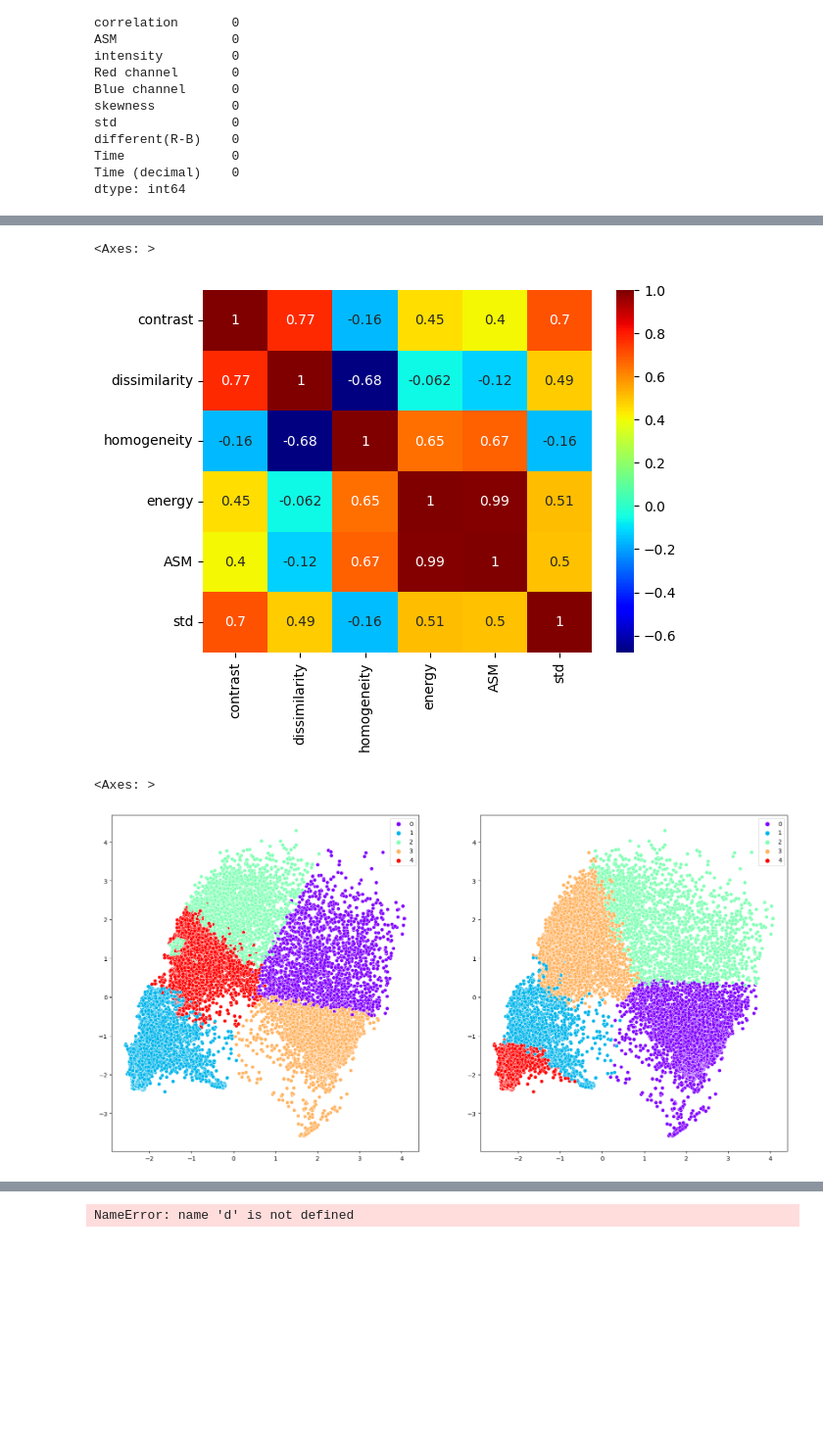
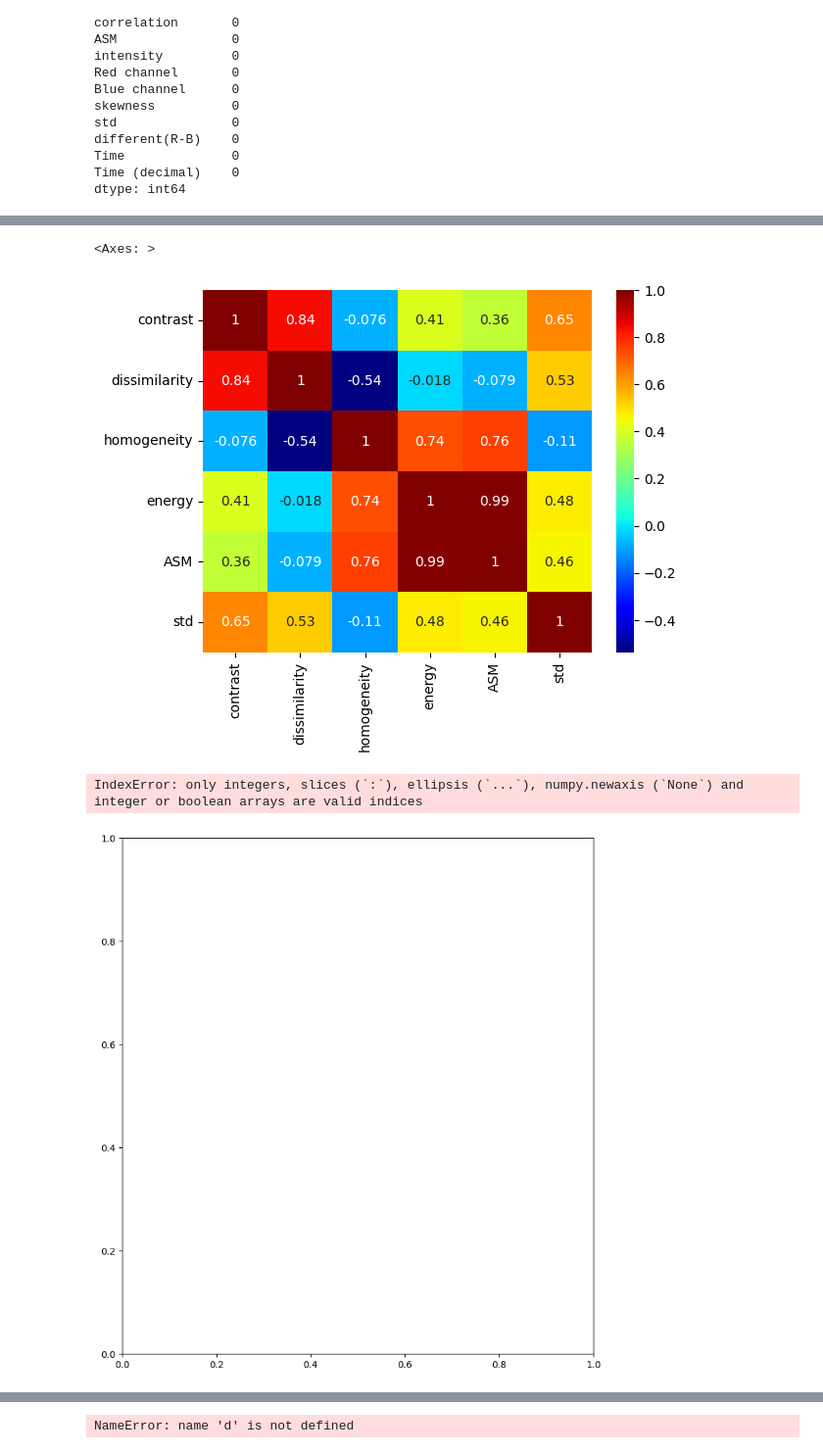
Before and after one commit to PrachayaKMITL/NARIT_internship_2024, a Jupyter notebook: Test_kernel/test_data.ipynb, the cells around one changed output, grey strips where cells are left out. Shown at 98% size. Saved outputs shown, nothing was run; the diff lists cells and outputs as text; code cells hidden in the pictures; blank space fills up the shorter version.

Commit message:
Edit on read and writing BuildDataset.py

```diff
--- a/Test_kernel/test_data.ipynb
+++ b/Test_kernel/test_data.ipynb
@@ -12,8 +16,8 @@ from TotalCalculation import *
 from preprocessing import *
 from ClassPrediction import *
 # %%
-df1 = Builddataset().concateDataset(folder_name = r'C:\Users\ASUS\Documents\NARIT_internship_data\CSV_dataset\Dataset_06_2024')
-df2 = Builddataset().concateDataset(folder_name = r'C:\Users\ASUS\Documents\NARIT_internship_data\CSV_dataset\Dataset_12_2023')
+df1 = Builddataset().concateDataset(folder_name = r'C:\Users\ASUS\Documents\NARIT_internship_data\CSV_dataset_old\Dataset_06_2024')
+df2 = Builddataset().concateDataset(folder_name = r'C:\Users\ASUS\Documents\NARIT_internship_data\CSV_dataset_old\Dataset_12_2023')
 # %%
 date1 = []
 for i in df1.index.tolist():
@@ -90,14 +93,14 @@ Time (decimal)    0
 dtype: int64
 # %%
 from sklearn.decomposition import PCA
-from sklearn.preprocessing import PowerTransformer,StandardScaler
-X = df.drop(columns=['Time (decimal)','Time','Red channel','intensity','Blue channel','correlation','skewness','different(R-B)'])
-scaler = StandardScaler()
+from sklearn.preprocessing import MaxAbsScaler, PowerTransformer,StandardScaler
+X = df.drop(columns=['Time (decimal)','Time','Red channel','Blue channel','correlation','intensity','skewness','different(R-B)'])
+scaler = MaxAbsScaler()
 scaled = scaler.fit_transform(X)
 #feature = PowerTransformer().get_feature_names_out(input_features=scaler.feature_names_in_)
 #y = df['Label_minik']
-pca = PCA(n_components='mle',svd_solver='full')
-pca.fit(scaled)
-principal = pca.transform(scaled)
+#pca = PCA(n_components=5,svd_solver='full')
+#pca.fit(scaled)
+principal = scaled
 principal.shape
 # %% [output]
@@ -118,7 +121,7 @@ dataset = principal
 sns.heatmap(data=X.corr(),cmap='jet',annot=True)
 # %% [output]
 <Axes: >
-[figure, old version]
+[figure, new version]
 # %%
 from sklearn.metrics.pairwise import euclidean_distances
 np.random.seed(42)
@@ -136,12 +139,12 @@ df.loc[:, 'Label_Kmean'] = labels_kmean
 # %%
 plt.figure(figsize=(20,10))
 plt.subplot(1,2,1)
-sns.scatterplot(data=principal,x=principal[:,0],y=principal[:,1],hue=labels_minik,palette='rainbow')
+sns.scatterplot(data=principal,x=principal[:,2],y=principal[:,1],hue=labels_minik,palette='rainbow')
 plt.subplot(1,2,2)
-sns.scatterplot(data=principal,x=principal[:,0],y=principal[:,1],hue=labels_kmean,palette='rainbow')
+sns.scatterplot(data=principal,x=principal[:,2],y=principal[:,1],hue=labels_kmean,palette='rainbow')
 # %% [output]
-<Axes: >
+IndexError: only integers, slices (`:`), ellipsis (`...`), numpy.newaxis (`None`) and integer or boolean arrays are valid indices
-[figure, old version]
+[figure, new version]
 # %%
 print(silhouette_score(dataset,labels_kmean))
 print(silhouette_score(dataset,labels_minik))
```
Also changed, not shown: parts of 7 cells of this notebook, 4 other files.
